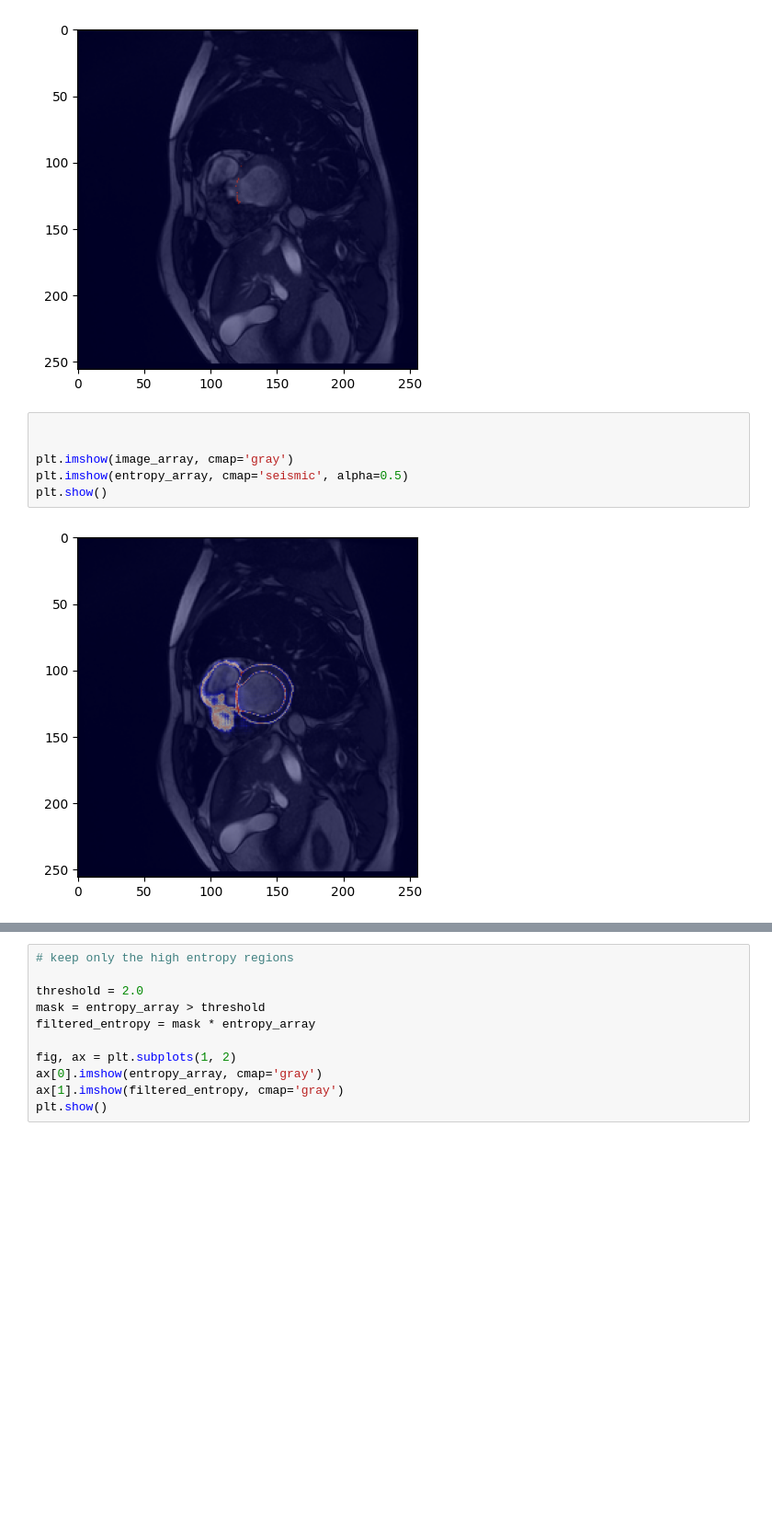
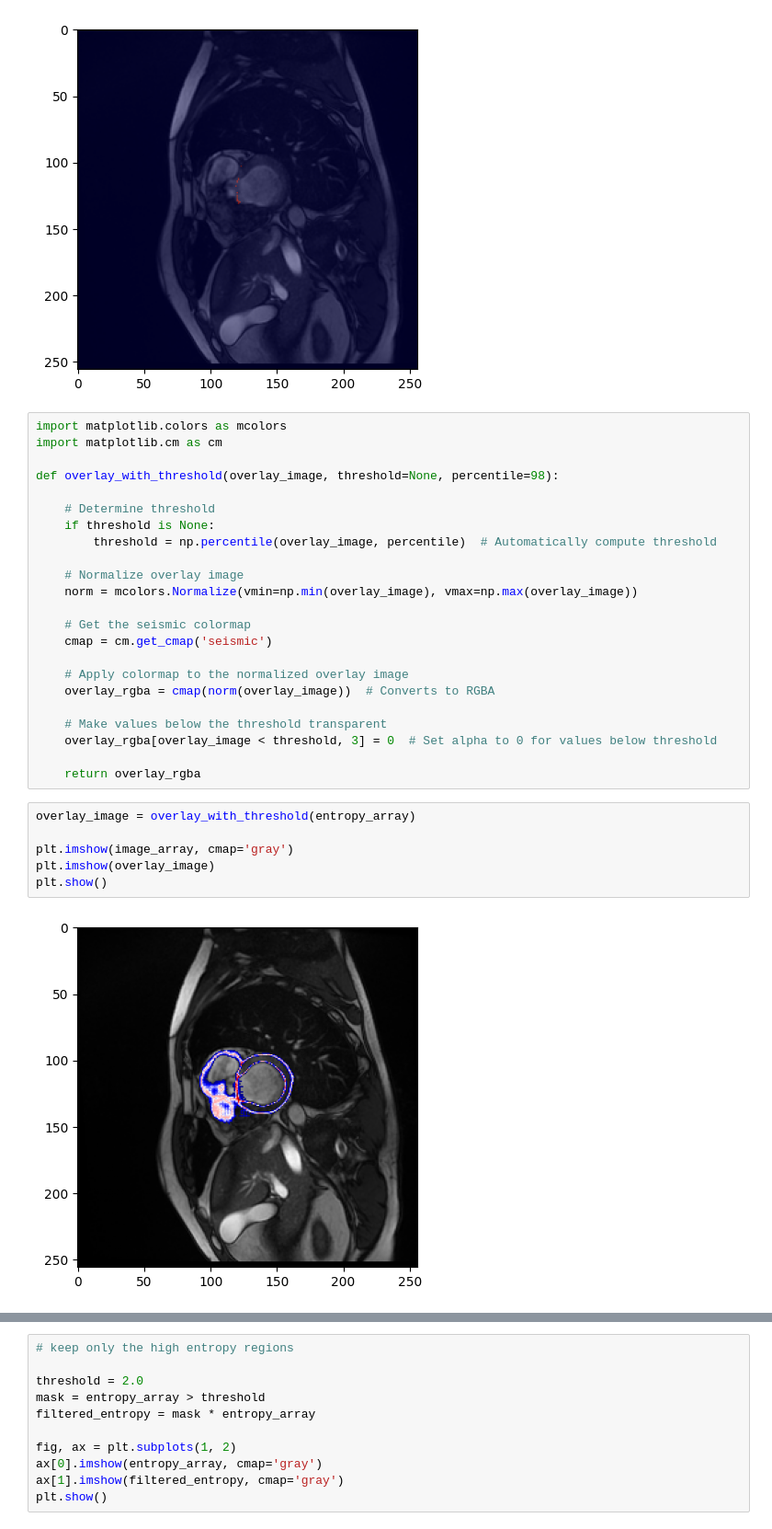
Before and after one commit to youssefshawki9/uncertainty-interactive-visualization, a Jupyter notebook: notebooks/draft.ipynb, the cells around one changed output, grey strips where cells are left out. Shown at 92% size. Cells and saved outputs as stored; diff of their text form; blank space fills up the shorter version.

Commit message:
custom colormap works for entropy

```diff
--- a/notebooks/draft.ipynb
+++ b/notebooks/draft.ipynb
@@ -27,11 +27,34 @@ def threshold_and_overlay(threshold ,image = image_array, entropy= entropy_array
 threshold_and_overlay(0.9)
 # %% [output]
 [figure]
+# %%
+import matplotlib.colors as mcolors
+import matplotlib.cm as cm
+
+def overlay_with_threshold(overlay_image, threshold=None, percentile=98):
+
+    # Determine threshold
+    if threshold is None:
+        threshold = np.percentile(overlay_image, percentile)  # Automatically compute threshold
+
+    # Normalize overlay image
+    norm = mcolors.Normalize(vmin=np.min(overlay_image), vmax=np.max(overlay_image))
+
+    # Get the seismic colormap
+    cmap = cm.get_cmap('seismic')
+
+    # Apply colormap to the normalized overlay image
+    overlay_rgba = cmap(norm(overlay_image))  # Converts to RGBA
+
+    # Make values below the threshold transparent
+    overlay_rgba[overlay_image < threshold, 3] = 0  # Set alpha to 0 for values below threshold
+
+    return overlay_rgba
 # %%
-
+overlay_image = overlay_with_threshold(entropy_array)
 
 plt.imshow(image_array, cmap='gray')
-plt.imshow(entropy_array, cmap='seismic', alpha=0.5)
+plt.imshow(overlay_image)
 plt.show()
 # %% [output]
-[figure, old version]
+[figure, new version]
```
Also changed, not shown: parts of 4 cells of this notebook, 1 other file.
